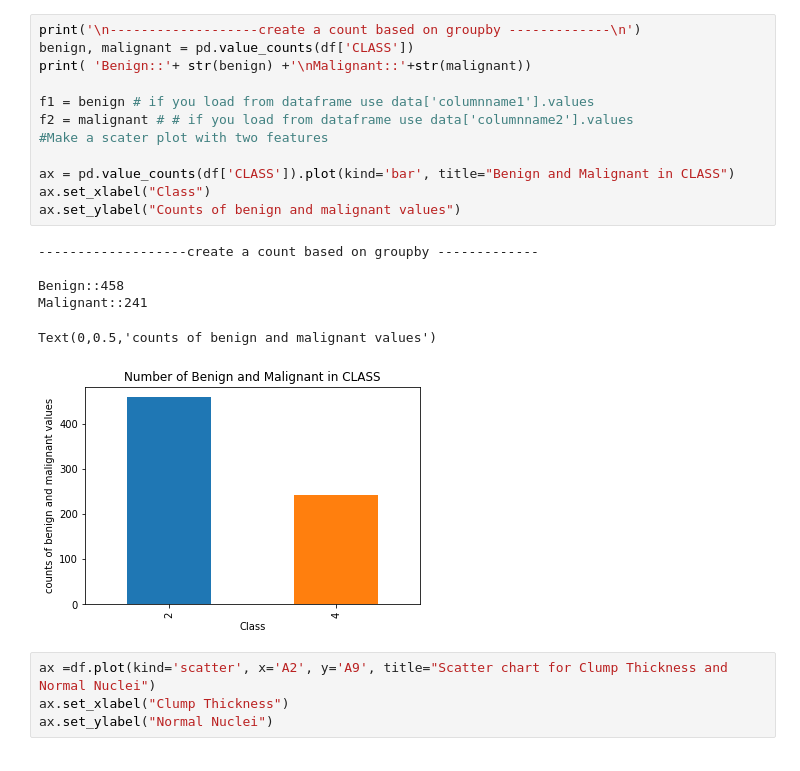
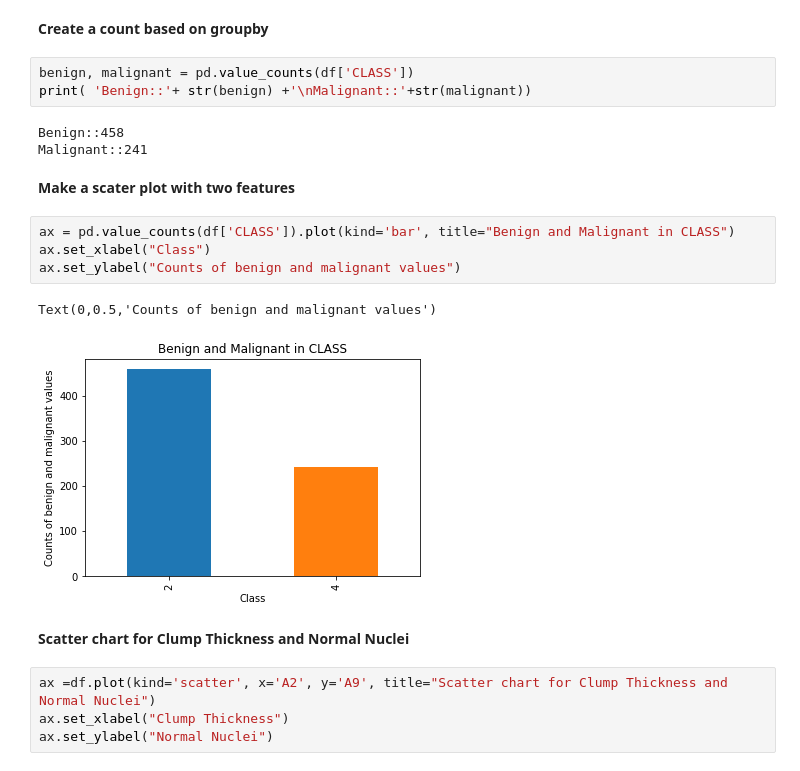
Before and after one commit to iu-data-science-python-i590-Group1/final-project-team-python-byte, a Jupyter notebook: code/FinalAssignment-Phase1.ipynb, the cells around one changed output. Drawn from its saved outputs; the diff is of its cells as text.

```diff
--- a/code/FinalAssignment-Phase1.ipynb
+++ b/code/FinalAssignment-Phase1.ipynb
@@ -49,22 +157,22 @@ plt.tight_layout(rect=(0, 0, 1.2, 1.2))
+# %% [markdown]
+<b>Create a count based on groupby</b>
+# %%
+benign, malignant = pd.value_counts(df['CLASS'])
+print( 'Benign::'+ str(benign) +'\nMalignant::'+str(malignant))
+# %% [output]
+Benign::458
+Malignant::241
+# %% [markdown]
+<b>Make a scater plot with two features</b>
 # %%
-print('\n-------------------create a count based on groupby -------------\n')
-benign, malignant = pd.value_counts(df['CLASS'])
-print( 'Benign::'+ str(benign) +'\nMalignant::'+str(malignant))
-
-f1 = benign # if you load from dataframe use data['columnname1'].values
-f2 = malignant # # if you load from dataframe use data['columnname2'].values
-#Make a scater plot with two features
-
 ax = pd.value_counts(df['CLASS']).plot(kind='bar', title="Benign and Malignant in CLASS")
 ax.set_xlabel("Class")
 ax.set_ylabel("Counts of benign and malignant values")
 # %% [output]
--------------------create a count based on groupby -------------
-
-Benign::458
-Malignant::241
+Text(0,0.5,'Counts of benign and malignant values')
-Text(0,0.5,'counts of benign and malignant values')
-[figure, old version]
+[figure, new version]
+# %% [markdown]
+<b>Scatter chart for Clump Thickness and Normal Nuclei</b>
 # %%
 ax =df.plot(kind='scatter', x='A2', y='A9', title="Scatter chart for Clump Thickness and Normal Nuclei")
 ax.set_xlabel("Clump Thickness")
```
Also changed, not shown: parts of 27 cells of this notebook.
